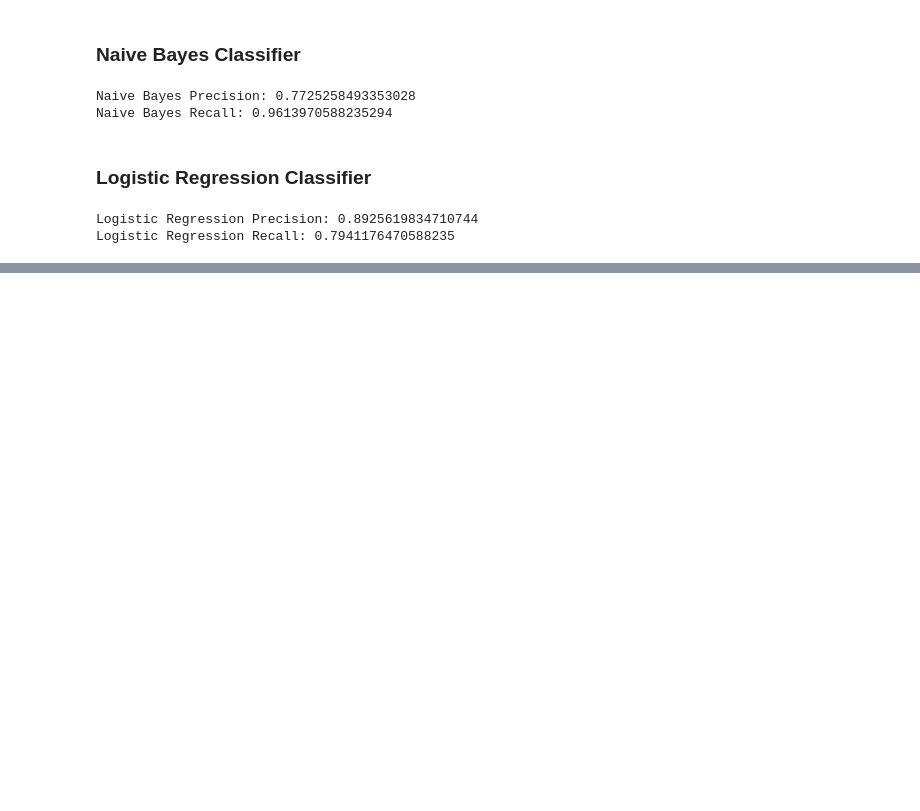
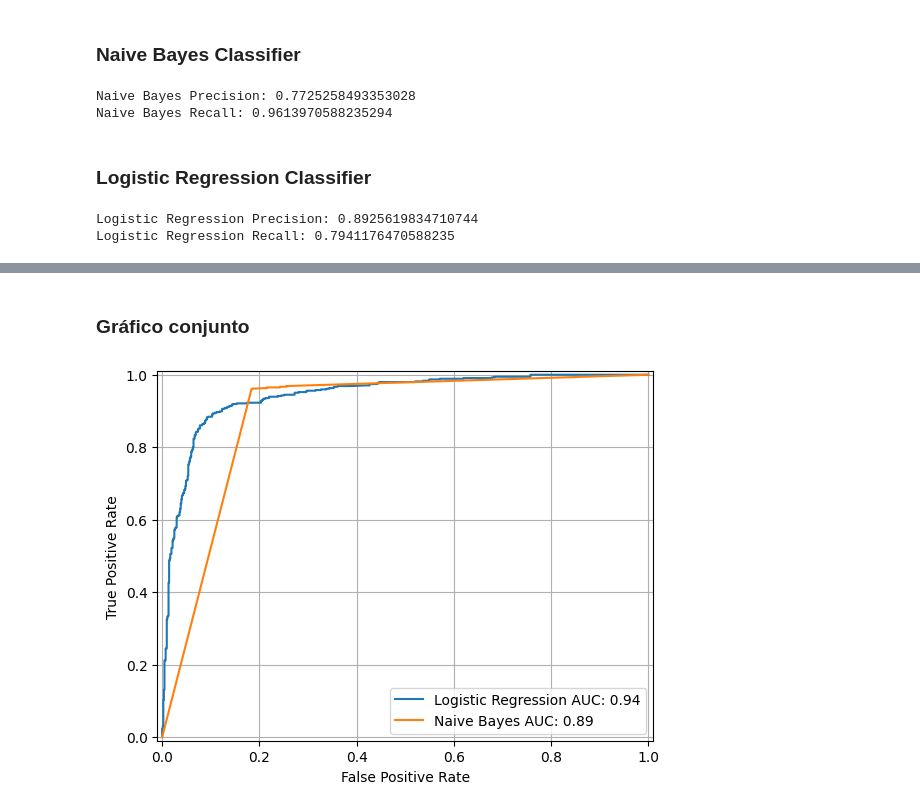
Before and after one commit to ChristianConchari/tp3_spam_detector, a Jupyter notebook: spam_detector_notebook.ipynb, the cells around one changed output, grey strips where cells are left out. Cells and saved outputs as stored; diff of their text form; code cells hidden in the pictures; blank space fills up the shorter version.

```diff
--- a/spam_detector_notebook.ipynb
+++ b/spam_detector_notebook.ipynb
@@ -290,0 +349,19 @@ Logistic Regression Recall: 0.7941176470588235
+# %% [markdown]
+### Gráfico conjunto
+# %%
+# Plot the ROC curve for the logistic regression model
+plt.plot(logistic_regression_fpr, logistic_regression_tpr, label=f"Logistic Regression AUC: {logistic_regression_auc:.2f}")
+# Plot the ROC curve for the naive bayes model
+plt.plot(naive_bayes_fpr, naive_bayes_tpr, label=f"Naive Bayes AUC: {naive_bayes_auc:.2f}")
+# Configure the plot
+plt.xlabel('False Positive Rate')
+plt.ylabel('True Positive Rate')
+plt.xlim([-0.01, 1.01])
+plt.ylim([-0.01, 1.01])
+plt.legend(loc='lower right')
+plt.grid(True)
+# Save the plot
+plt.savefig('images/roc_curves.png')
+plt.show()
+# %% [output]
+[figure, added]
```
Also changed, not shown: parts of 8 cells of this notebook, 4 other files.
